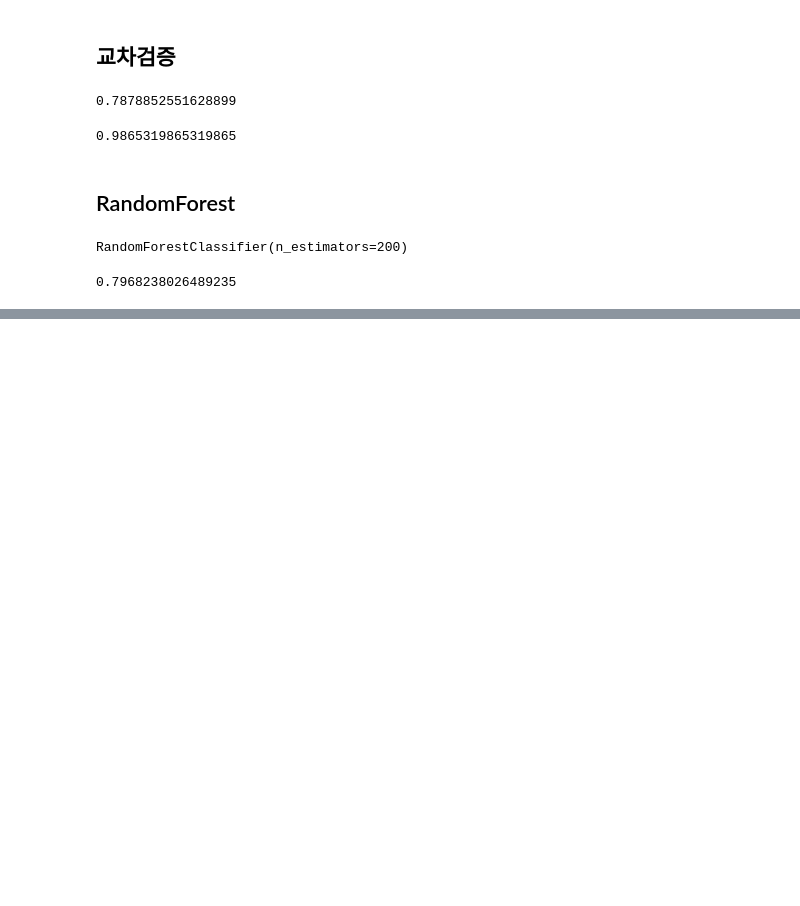
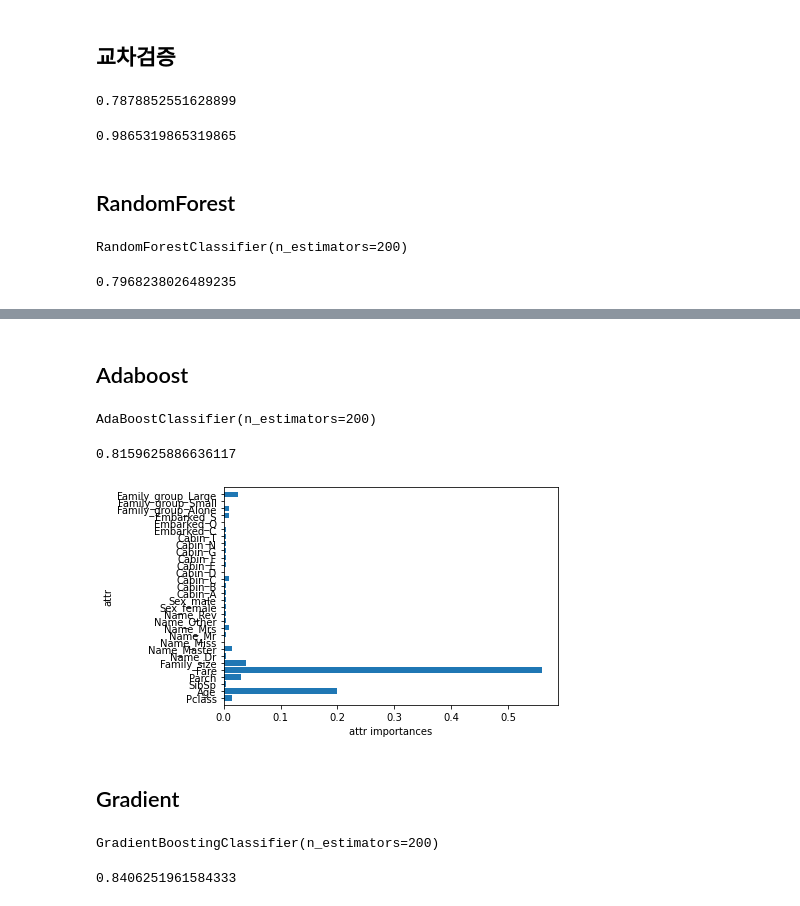
Before and after one commit to Shaharen/MachineLearning, a Jupyter notebook: Ex06_타이타닉.ipynb, the cells around one changed output, grey strips where cells are left out. Saved outputs shown, nothing was run; the diff lists cells and outputs as text; code cells hidden in the pictures; blank space fills up the shorter version.

```diff
--- a/Ex06_타이타닉.ipynb
+++ b/Ex06_타이타닉.ipynb
@@ -720,0 +634,2 @@ result.mean()
+# %% [markdown]
+## Adaboost
@@ -720,0 +638,17 @@ result.mean()
+# %%
+adaboost = AdaBoostClassifier(n_estimators = 200)
+# %%
+adaboost.fit(X_train, y_train)
+# %% [output]
+AdaBoostClassifier(n_estimators=200)
+# %%
+result = cross_val_score(adaboost, X_train, y_train, cv = 5)
+result.mean()
+# %% [output]
+0.8159625886636117
+# %%
+plot_feature_importances(adaboost, X_train.shape[1])
+# %% [output]
+[figure, added]
+# %% [markdown]
+## Gradient
@@ -720,0 +657,9 @@ result.mean()
+# %%
+gradient.fit(X_train, y_train)
+# %% [output]
+GradientBoostingClassifier(n_estimators=200)
+# %%
+result = cross_val_score(gradient, X_train, y_train, cv = 5)
+result.mean()
+# %% [output]
+0.8406251961584333
```
Also changed, not shown: parts of 44 cells of this notebook.
